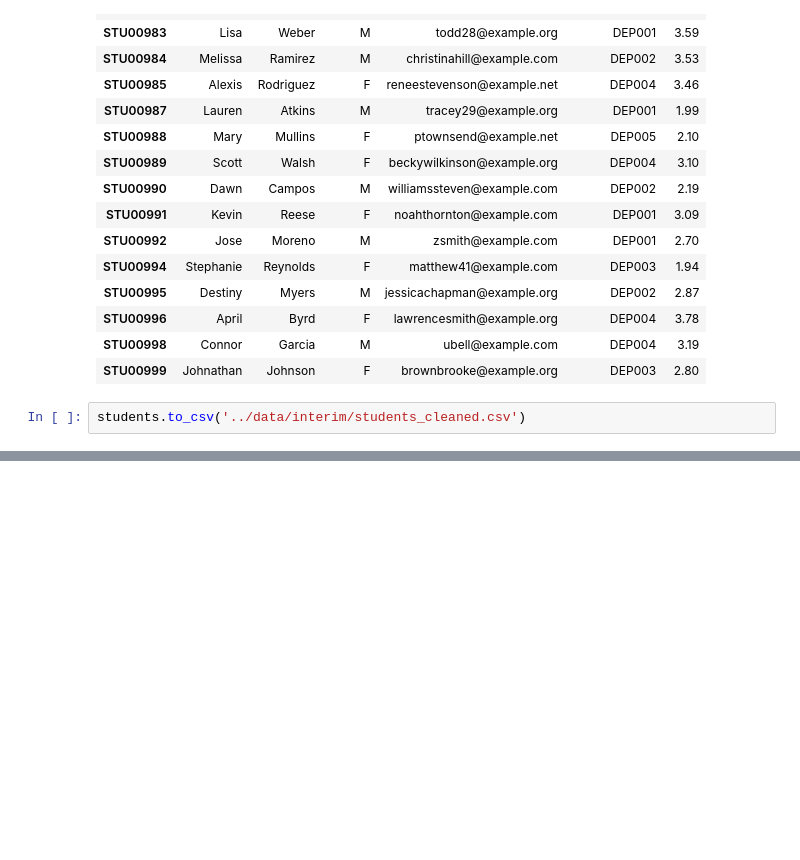
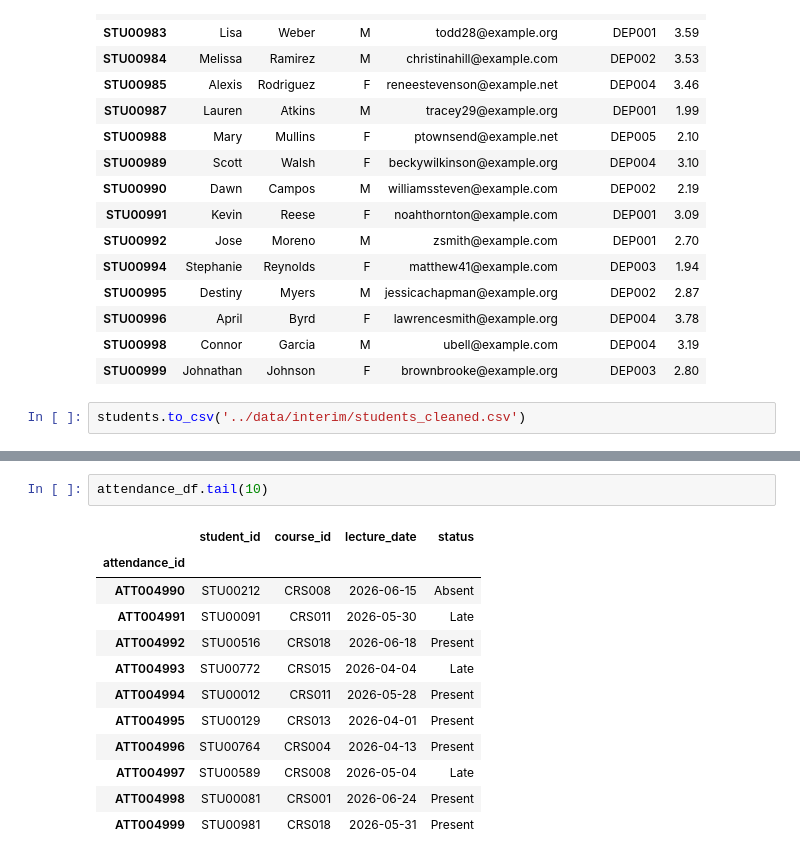
Before and after one commit to Hashim-baya/Data_Science, a Jupyter notebook: Student_Records_Analysis/notebooks/02_data_cleaning.ipynb, the cells around one changed output, grey strips where cells are left out. Cells and saved outputs as stored; diff of their text form; blank space fills up the shorter version.

```diff
--- a/Student_Records_Analysis/notebooks/02_data_cleaning.ipynb
+++ b/Student_Records_Analysis/notebooks/02_data_cleaning.ipynb
@@ -177,0 +197,15 @@ students.to_csv('../data/interim/students_cleaned.csv')
+# %%
+attendance_df.tail(10)
+# %% [output]
+|  | student_id | course_id | lecture_date | status |
+| attendance_id |  |  |  |  |
+| ATT004990 | STU00212 | CRS008 | 2026-06-15 | Absent |
+| ATT004991 | STU00091 | CRS011 | 2026-05-30 | Late |
+| ATT004992 | STU00516 | CRS018 | 2026-06-18 | Present |
+| ATT004993 | STU00772 | CRS015 | 2026-04-04 | Late |
+| ATT004994 | STU00012 | CRS011 | 2026-05-28 | Present |
+| ATT004995 | STU00129 | CRS013 | 2026-04-01 | Present |
+| ATT004996 | STU00764 | CRS004 | 2026-04-13 | Present |
+| ATT004997 | STU00589 | CRS008 | 2026-05-04 | Late |
+| ATT004998 | STU00081 | CRS001 | 2026-06-24 | Present |
+| ATT004999 | STU00981 | CRS018 | 2026-05-31 | Present |
```
Also changed, not shown: parts of 30 cells of this notebook, 2 other files.
